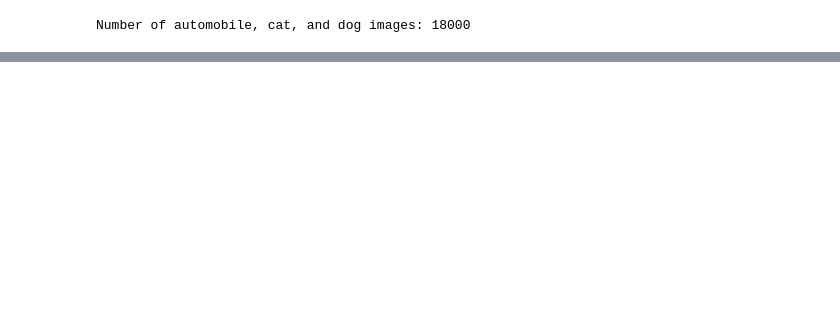
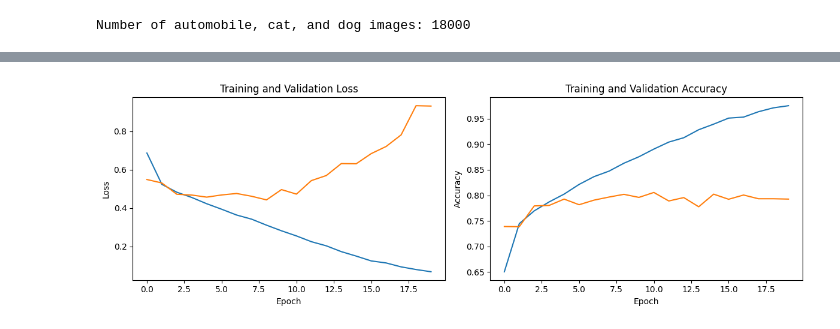
Before and after one commit to dzakyadlh/automobile-image-classification, a Jupyter notebook: cnn.ipynb, the cells around one changed output, grey strips where cells are left out. Cells and saved outputs as stored; diff of their text form; code cells hidden in the pictures; blank space fills up the shorter version.

```diff
--- a/cnn.ipynb
+++ b/cnn.ipynb
@@ -65,7 +66,7 @@ model = Sequential([
 model.compile(optimizer='adam', loss='categorical_crossentropy', metrics=['accuracy'])
 
 # Train the model
-model.fit(x_train, y_train, epochs=10, batch_size=32, validation_data=(x_test, y_test))
+history = model.fit(x_train, y_train, epochs=20, batch_size=32, validation_data=(x_test, y_test))
 
 # Save the trained model
 model.save('trained_model.h5')
@@ -148,0 +147,25 @@ plt.show()
+# %%
+# Create a DataFrame from the history
+history_frame = pd.DataFrame(history.history)
+
+# Plot the loss
+plt.figure(figsize=(12, 4))
+plt.subplot(1, 2, 1)
+plt.plot(history.history['loss'], label='Training Loss')
+plt.plot(history.history['val_loss'], label='Validation Loss')
+plt.title('Training and Validation Loss')
+plt.xlabel('Epoch')
+plt.ylabel('Loss')
+
+# Plot the accuracy
+plt.subplot(1, 2, 2)
+plt.plot(history.history['accuracy'], label='Training Accuracy')
+plt.plot(history.history['val_accuracy'], label='Validation Accuracy')
+plt.title('Training and Validation Accuracy')
+plt.xlabel('Epoch')
+plt.ylabel('Accuracy')
+
+plt.tight_layout()
+plt.show()
+# %% [output]
+[figure, added]
```
Also changed, not shown: parts of 3 cells of this notebook, 2 other files.
